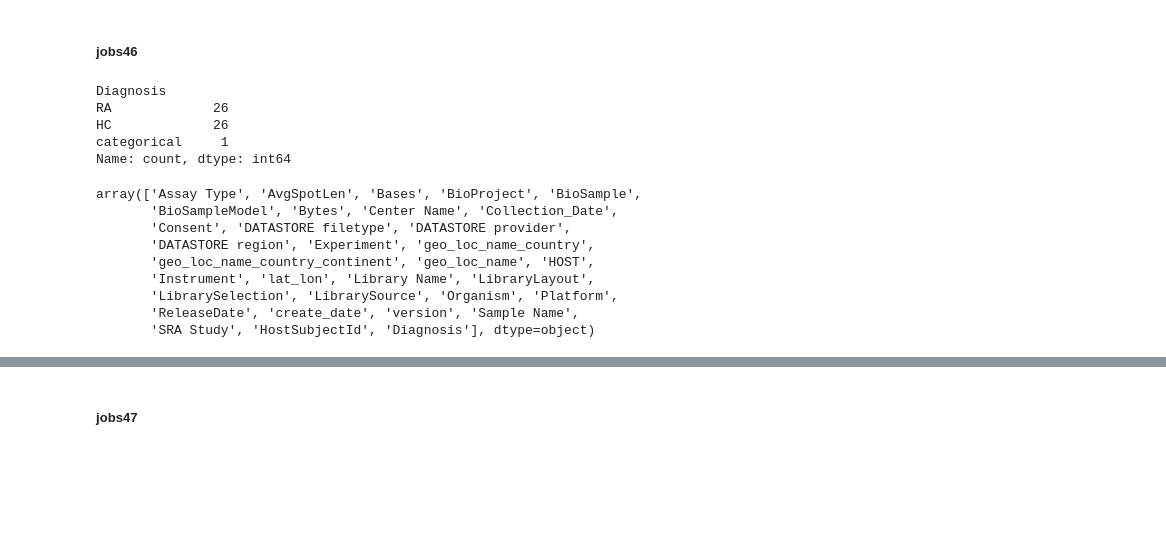
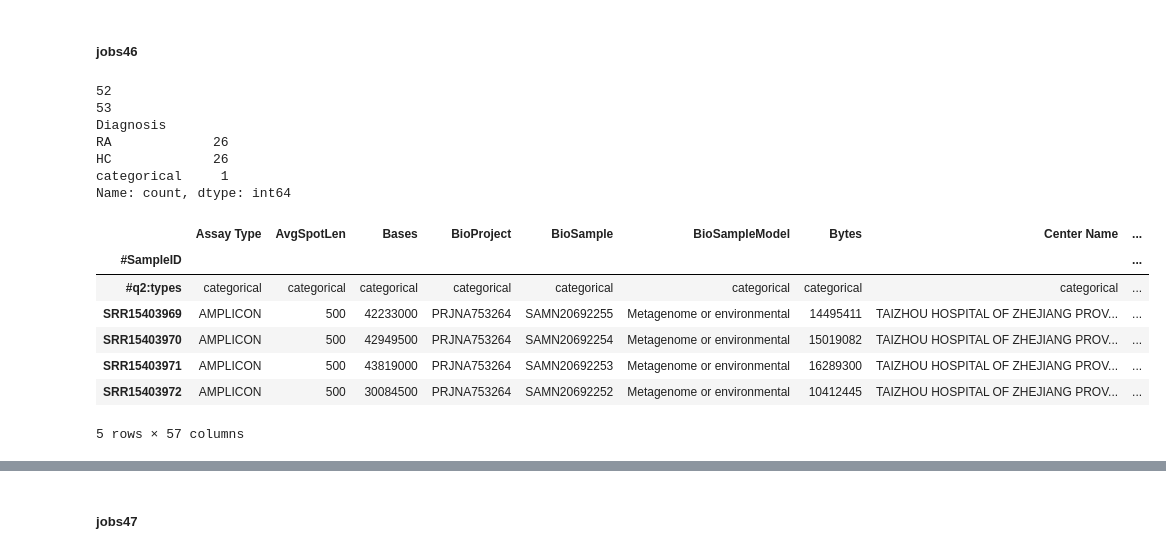
Before and after one commit to kbpi314/ampaim, a Jupyter notebook: code/ampaim_metaanalysis.ipynb, the cells around one changed output, grey strips where cells are left out. Saved outputs shown, nothing was run; the diff lists cells and outputs as text; code cells hidden in the pictures; blank space fills up the shorter version.

```diff
--- a/code/ampaim_metaanalysis.ipynb
+++ b/code/ampaim_metaanalysis.ipynb
@@ -303,47 +410,59 @@ Name: count, dtype: int64
 # jobs46
 df = pd.read_csv(path + 'outputs/jobs46/SraRunTable.txt', sep='\t')
 
 # create host subject ID col
 df['HostSubjectId'] = df['Run']
 
 # df = df[df['Run title'].str.contains('fecal')]
 df = df.set_index('Run')
 
 # get diagnosis column
 df['Diagnosis'] = df['Sample Name'].map(lambda x: 'RA' if 'RA' in x else 'HC')
 
+# set index as sample name for now when merging
+df = df.set_index('Sample Name')
+
+# merge with metadata
+df_md = pd.read_csv(path + 'outputs/jobs46/Table_1_S1.txt', sep='\t', skiprows=1, index_col=0)
+
+# use only test cohort patient samples
+df_md = df_md[df_md['Cohort'] == 'Test cohort']
+print(len(df_md))
+df_md.index.name = 'SampleID'
+
+df_map = pd.concat([df, df_md],axis=1)
+df = df_map.set_index('HostSubjectId')
+
 # create categorical
 df = df.reset_index()
 df.loc[-1] = ['categorical' for _ in range(len(df.columns))] # adding a row
 df.index = df.index + 1  # shifting index
 df.sort_index(inplace=True)
 df.iloc[0,0] = '#q2:types'
-df = df.set_index('Run')
+df = df.set_index('HostSubjectId')
 df.index.name = '#SampleID'
+df['HostSubjectId'] = df.index
 
 # export
 df.to_csv(path + 'outputs/jobs46/qiime_mapping_file.tsv', sep='\t')
-
+print(len(df))
 
 # check 26 HC 26 RA
-df.Diagnosis.value_counts()
-
-# df.head()
+print(df.Diagnosis.value_counts())
+df.head()
 # %% [output]
+52
+53
 Diagnosis
 RA             26
 HC             26
 categorical     1
 Name: count, dtype: int64
+|  | Assay Type | AvgSpotLen | Bases | BioProject | BioSample | BioSampleModel | Bytes | Center Name | ... |
+| #SampleID |  |  |  |  |  |  |  |  | ... |
+| #q2:types | categorical | categorical | categorical | categorical | categorical | categorical | categorical | categorical | ... |
+| SRR15403969 | AMPLICON | 500 | 42233000 | PRJNA753264 | SAMN20692255 | Metagenome or environmental | 14495411 | TAIZHOU HOSPITAL OF ZHEJIANG PROV... | ... |
+| SRR15403970 | AMPLICON | 500 | 42949500 | PRJNA753264 | SAMN20692254 | Metagenome or environmental | 15019082 | TAIZHOU HOSPITAL OF ZHEJIANG PROV... | ... |
+| SRR15403971 | AMPLICON | 500 | 43819000 | PRJNA753264 | SAMN20692253 | Metagenome or environmental | 16289300 | TAIZHOU HOSPITAL OF ZHEJIANG PROV... | ... |
+| SRR15403972 | AMPLICON | 500 | 30084500 | PRJNA753264 | SAMN20692252 | Metagenome or environmental | 10412445 | TAIZHOU HOSPITAL OF ZHEJIANG PROV... | ... |
+5 rows × 57 columns
-# %%
-df.columns.values
-# %% [output]
-array(['Assay Type', 'AvgSpotLen', 'Bases', 'BioProject', 'BioSample',
-       'BioSampleModel', 'Bytes', 'Center Name', 'Collection_Date',
-       'Consent', 'DATASTORE filetype', 'DATASTORE provider',
-       'DATASTORE region', 'Experiment', 'geo_loc_name_country',
-       'geo_loc_name_country_continent', 'geo_loc_name', 'HOST',
-       'Instrument', 'lat_lon', 'Library Name', 'LibraryLayout',
-       'LibrarySelection', 'LibrarySource', 'Organism', 'Platform',
-       'ReleaseDate', 'create_date', 'version', 'Sample Name',
-       'SRA Study', 'HostSubjectId', 'Diagnosis'], dtype=object)
```
Also changed, not shown: parts of 22 cells of this notebook, 2 other files.
